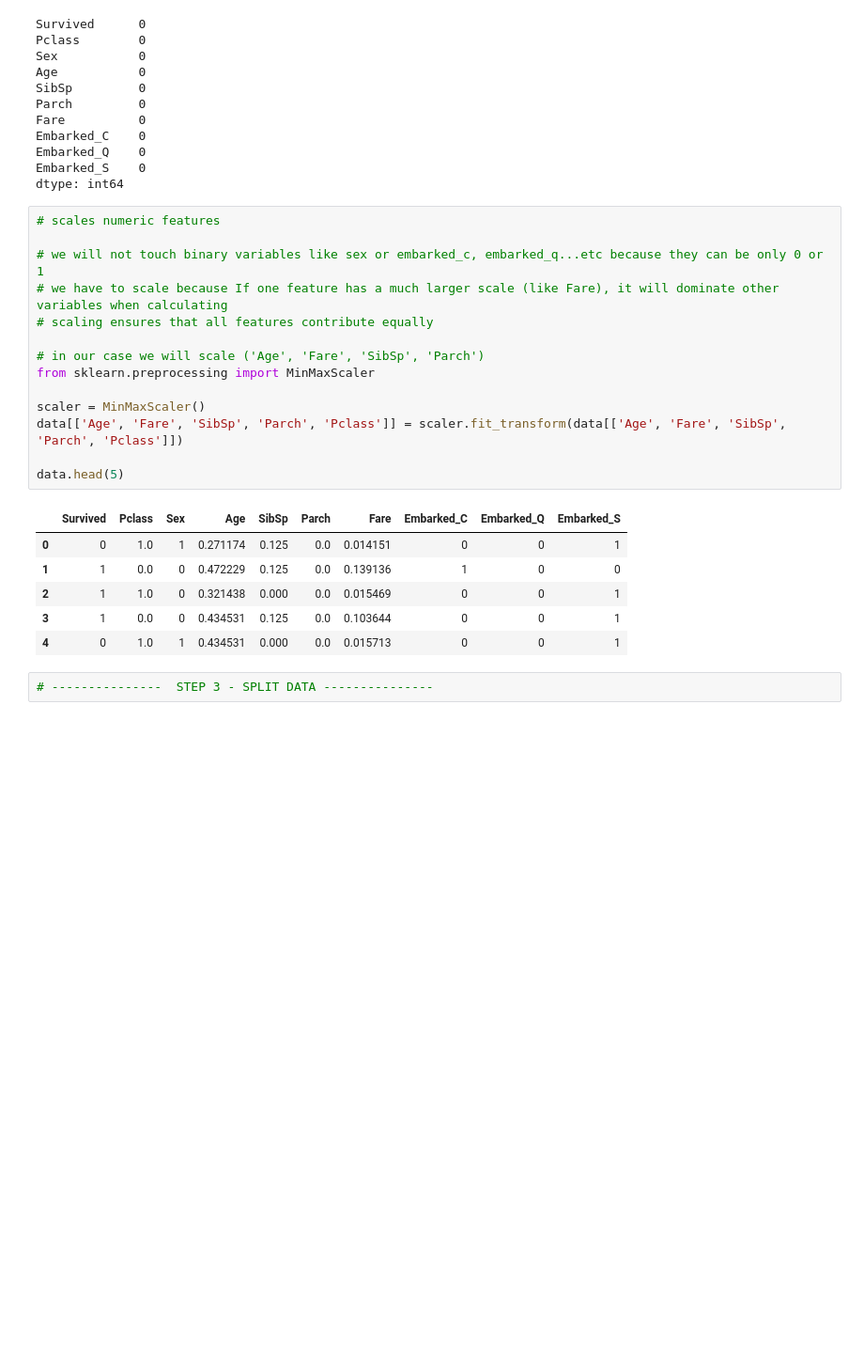
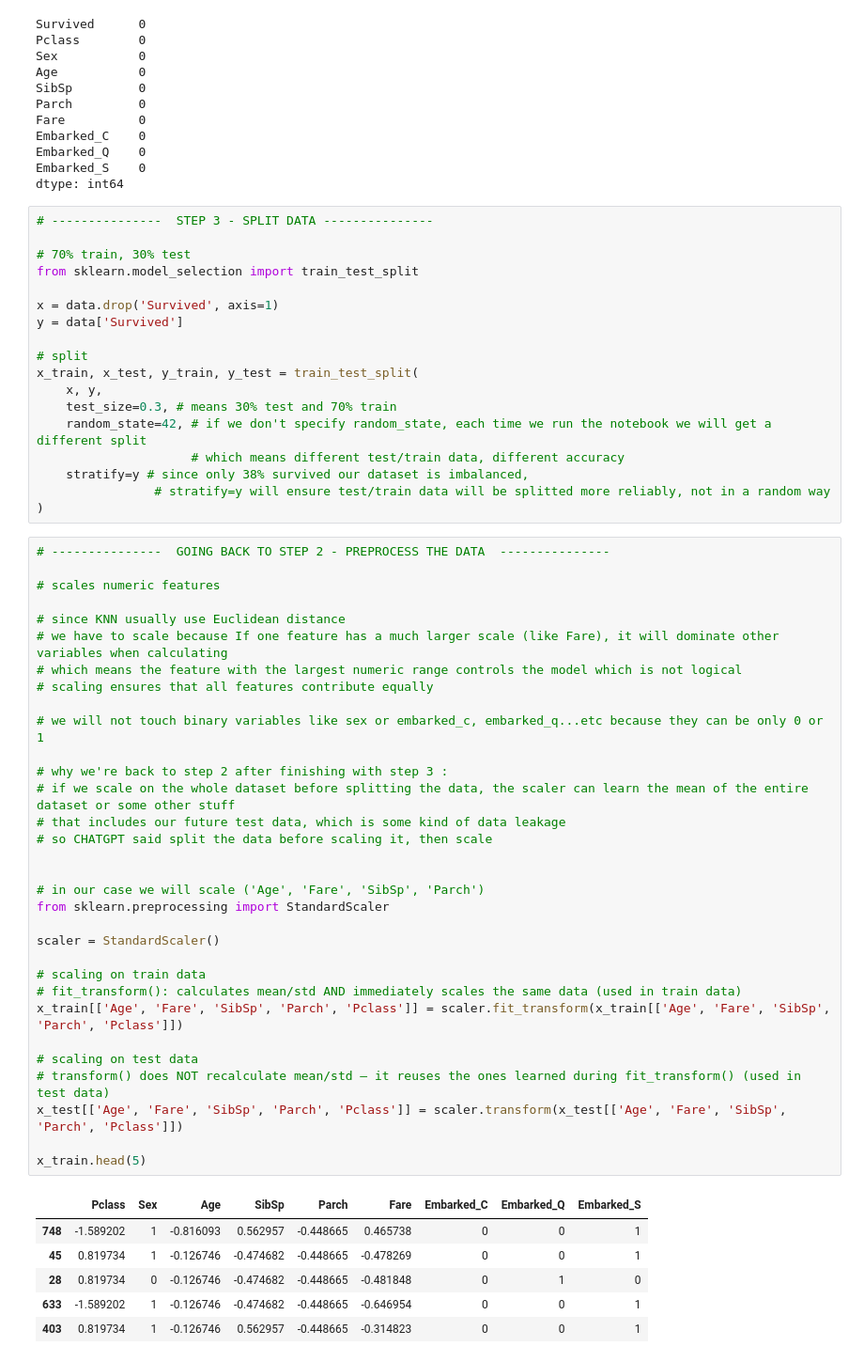
Before and after one commit to mehdi-zerouak/KNN-algorithm-using-titanic-dataset, a Jupyter notebook: tp01-knn.ipynb, the cells around one changed output. Shown at 94% size. Saved outputs shown, nothing was run; the diff lists cells and outputs as text; blank space fills up the shorter version.

Commit message:
added split/train/evaluate steps

```diff
--- a/tp01-knn.ipynb
+++ b/tp01-knn.ipynb
@@ -129,28 +129,62 @@ Embarked_C    0
 Embarked_Q    0
 Embarked_S    0
 dtype: int64
-# %%
-# scales numeric features
-
-# we will not touch binary variables like sex or embarked_c, embarked_q...etc because they can be only 0 or 1
-# we have to scale because If one feature has a much larger scale (like Fare), it will dominate other variables when calculating
-# scaling ensures that all features contribute equally
-
-# in our case we will scale ('Age', 'Fare', 'SibSp', 'Parch')
-from sklearn.preprocessing import MinMaxScaler
-
-scaler = MinMaxScaler()
-data[['Age', 'Fare', 'SibSp', 'Parch', 'Pclass']] = scaler.fit_transform(data[['Age', 'Fare', 'SibSp', 'Parch', 'Pclass']])
-
-data.head(5)
-# %% [output]
-|  | Survived | Pclass | Sex | Age | SibSp | Parch | Fare | Embarked_C | Embarked_Q | Embarked_S |
-| 0 | 0 | 1.0 | 1 | 0.271174 | 0.125 | 0.0 | 0.014151 | 0 | 0 | 1 |
-| 1 | 1 | 0.0 | 0 | 0.472229 | 0.125 | 0.0 | 0.139136 | 1 | 0 | 0 |
-| 2 | 1 | 1.0 | 0 | 0.321438 | 0.000 | 0.0 | 0.015469 | 0 | 0 | 1 |
-| 3 | 1 | 0.0 | 0 | 0.434531 | 0.125 | 0.0 | 0.103644 | 0 | 0 | 1 |
-| 4 | 0 | 1.0 | 1 | 0.434531 | 0.000 | 0.0 | 0.015713 | 0 | 0 | 1 |
 # %%
 # ---------------  STEP 3 - SPLIT DATA ---------------
+
+# 70% train, 30% test
+from sklearn.model_selection import train_test_split
+
+x = data.drop('Survived', axis=1)
+y = data['Survived']
+
+# split
+x_train, x_test, y_train, y_test = train_test_split(
+    x, y,
+    test_size=0.3, # means 30% test and 70% train
+    random_state=42, # if we don't specify random_state, each time we run the notebook we will get a different split
+                     # which means different test/train data, different accuracy
+    stratify=y # since only 38% survived our dataset is imbalanced,
+                # stratify=y will ensure test/train data will be splitted more reliably, not in a random way
+)
+# %%
+# ---------------  GOING BACK TO STEP 2 - PREPROCESS THE DATA  ---------------
+
+# scales numeric features
+
+# since KNN usually use Euclidean distance
+# we have to scale because If one feature has a much larger scale (like Fare), it will dominate other variables when calculating
+# which means the feature with the largest numeric range controls the model which is not logical
+# scaling ensures that all features contribute equally
+
+# we will not touch binary variables like sex or embarked_c, embarked_q...etc because they can be only 0 or 1
+
+# why we're back to step 2 after finishing with step 3 :
+# if we scale on the whole dataset before splitting the data, the scaler can learn the mean of the entire dataset or some other stuff
+# that includes our future test data, which is some kind of data leakage
+# so CHATGPT said split the data before scaling it, then scale
+
+
+# in our case we will scale ('Age', 'Fare', 'SibSp', 'Parch')
+from sklearn.preprocessing import StandardScaler
+
+scaler = StandardScaler()
+
+# scaling on train data
+# fit_transform(): calculates mean/std AND immediately scales the same data (used in train data)
+x_train[['Age', 'Fare', 'SibSp', 'Parch', 'Pclass']] = scaler.fit_transform(x_train[['Age', 'Fare', 'SibSp', 'Parch', 'Pclass']])
+
+# scaling on test data
+# transform() does NOT recalculate mean/std — it reuses the ones learned during fit_transform() (used in test data)
+x_test[['Age', 'Fare', 'SibSp', 'Parch', 'Pclass']] = scaler.transform(x_test[['Age', 'Fare', 'SibSp', 'Parch', 'Pclass']])
+
+x_train.head(5)
+# %% [output]
+|  | Pclass | Sex | Age | SibSp | Parch | Fare | Embarked_C | Embarked_Q | Embarked_S |
+| 748 | -1.589202 | 1 | -0.816093 | 0.562957 | -0.448665 | 0.465738 | 0 | 0 | 1 |
+| 45 | 0.819734 | 1 | -0.126746 | -0.474682 | -0.448665 | -0.478269 | 0 | 0 | 1 |
+| 28 | 0.819734 | 0 | -0.126746 | -0.474682 | -0.448665 | -0.481848 | 0 | 1 | 0 |
+| 633 | -1.589202 | 1 | -0.126746 | -0.474682 | -0.448665 | -0.646954 | 0 | 0 | 1 |
+| 403 | 0.819734 | 1 | -0.126746 | 0.562957 | -0.448665 | -0.314823 | 0 | 0 | 1 |
 # %%
 # ---------------  STEP 4 - TRAIN THE MODEL ---------------
```
Also changed, not shown: parts of 5 cells of this notebook.
